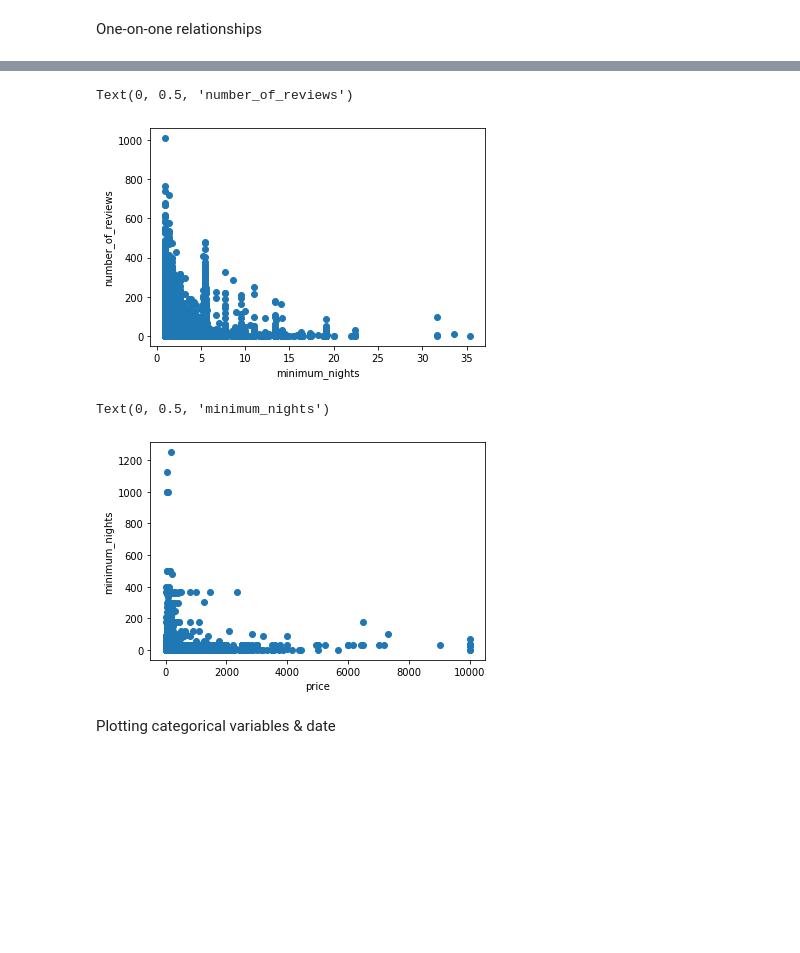
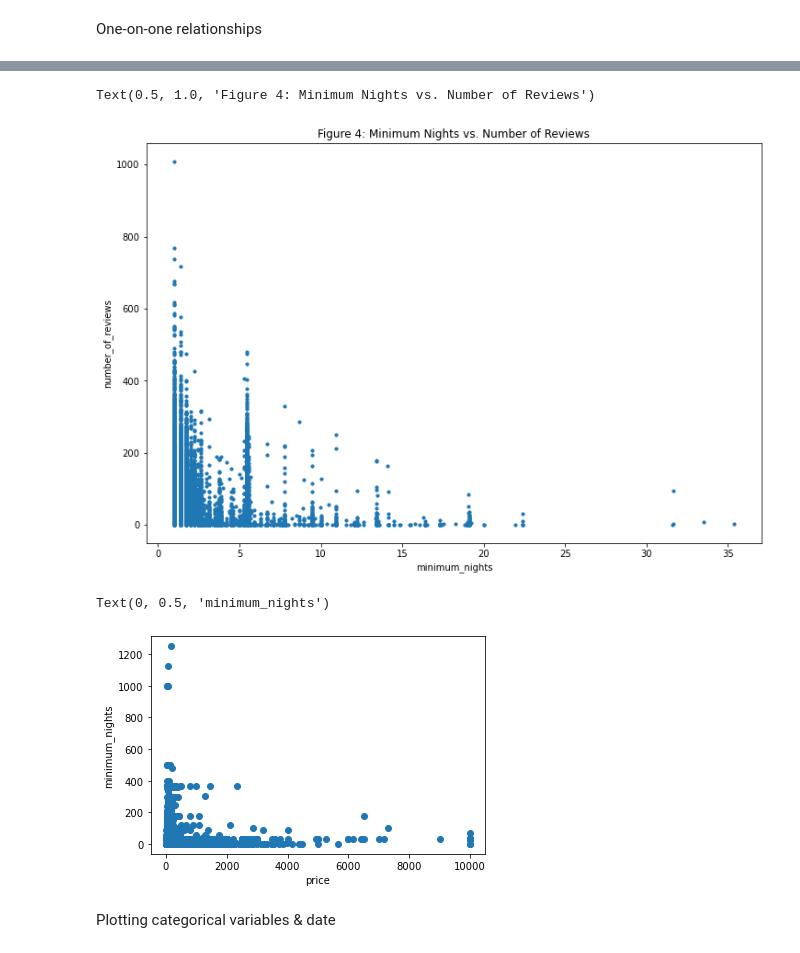
Before and after one commit to jeremyben-meir/orie3120-project, a Jupyter notebook: Milestone 1.ipynb, the cells around one changed output, grey strips where cells are left out. Cells and saved outputs as stored; diff of their text form; code cells hidden in the pictures; blank space fills up the shorter version.

```diff
--- a/Milestone 1.ipynb
+++ b/Milestone 1.ipynb
@@ -61,8 +66,11 @@ sns.pairplot(listings_df_limited)
 # %% [markdown]
 One-on-one relationships
 # %%
-listings_df["sq_price"] = listings_df["price"]
-plt.scatter(listings_df["sq_price"],listings_df["number_of_reviews"])
-plt.xlabel("sq_price")
+fig, ax = plt.subplots(figsize=(12,8))
+listings_df["price_nightly"] = listings_df["price"]*(listings_df["minimum_nights"]/1000.0).pow(.5)
+plt.scatter(listings_df["price"],listings_df["number_of_reviews"],s=10)
+plt.xlabel("price")
 plt.ylabel("number_of_reviews")
+listings_df[(listings_df["price"]>=500)&(listings_df["price"]>500)]["number_of_reviews"].mean()
+plt.title("Figure 3: Price vs. Number of Reviews")
 # %% [output]
@@ -71,18 +79,20 @@ Text(0, 0.5, 'number_of_reviews')
 # %%
+fig, ax = plt.subplots(figsize=(12,8))
 listings_df["sq_minimum_nights"] = listings_df["minimum_nights"].pow(1/2)
-plt.scatter(listings_df["sq_minimum_nights"],listings_df["number_of_reviews"])
+plt.scatter(listings_df["sq_minimum_nights"],listings_df["number_of_reviews"],s=10)
 plt.xlabel("minimum_nights")
 plt.ylabel("number_of_reviews")
+plt.title("Figure 4: Minimum Nights vs. Number of Reviews")
 # %% [output]
-Text(0, 0.5, 'number_of_reviews')
+Text(0.5, 1.0, 'Figure 4: Minimum Nights vs. Number of Reviews')
-[figure, old version]
+[figure, new version]
 # %%
 plt.scatter(listings_df["price"],listings_df["minimum_nights"])
 plt.xlabel("price")
 plt.ylabel("minimum_nights")
 # %% [output]
 Text(0, 0.5, 'minimum_nights')
-[figure, old version]
+[figure, new version]
 # %% [markdown]
 Plotting categorical variables & date
 # %%
```
Also changed, not shown: parts of 9 cells of this notebook, 4 other files.
